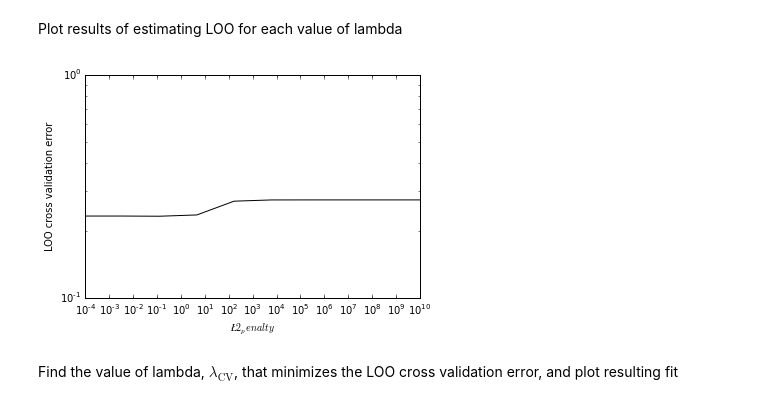
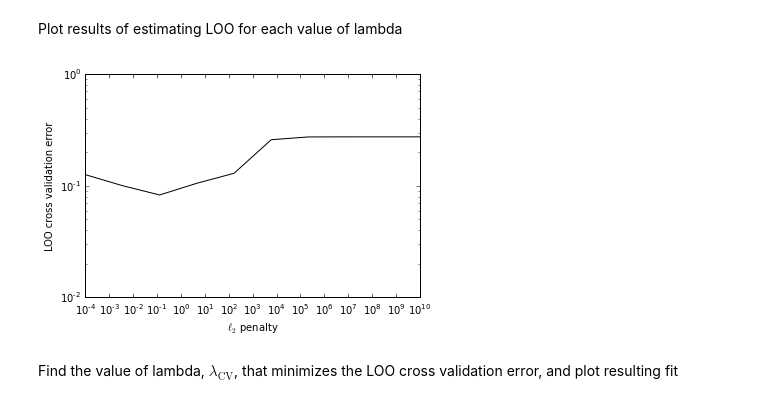
Before and after one commit to learnml/machine-learning-specialization, a Jupyter notebook: course-2/Overfitting_Demo_Ridge_Lasso.ipynb, the cells around one changed output. Cells and saved outputs as stored; diff of their text form; code cells hidden in the pictures.

```diff
--- a/course-2/Overfitting_Demo_Ridge_Lasso.ipynb
+++ b/course-2/Overfitting_Demo_Ridge_Lasso.ipynb
@@ -266,7 +279,7 @@ We will learn about cross validation later in this course as a way to select a g
 # LOO cross validation -- return the average MSE
 def loo(data, deg, l2_penalty_values):
     # Create polynomial features
-    polynomial_features(data, deg)
+    data = polynomial_features(data, deg)
 
     # Create as many folds for cross validatation as number of data points
     num_folds = len(data)
@@ -306,12 +319,12 @@ l2_penalty_mse,best_l2_penalty = loo(data, 16, l2_penalty_values)
 Plot results of estimating LOO for each value of lambda
 # %%
 plt.plot(l2_penalty_values,l2_penalty_mse,'k-')
-plt.xlabel('$\L2_penalty$')
+plt.xlabel('$\ell_2$ penalty')
 plt.ylabel('LOO cross validation error')
 plt.xscale('log')
 plt.yscale('log')
 # %% [output]
-[figure, old version]
+[figure, new version]
 # %% [markdown]
 Find the value of lambda, $\lambda_{\mathrm{CV}}$, that minimizes the LOO cross validation error, and plot resulting fit
 # %%
```
Also changed, not shown: parts of 7 cells of this notebook.
